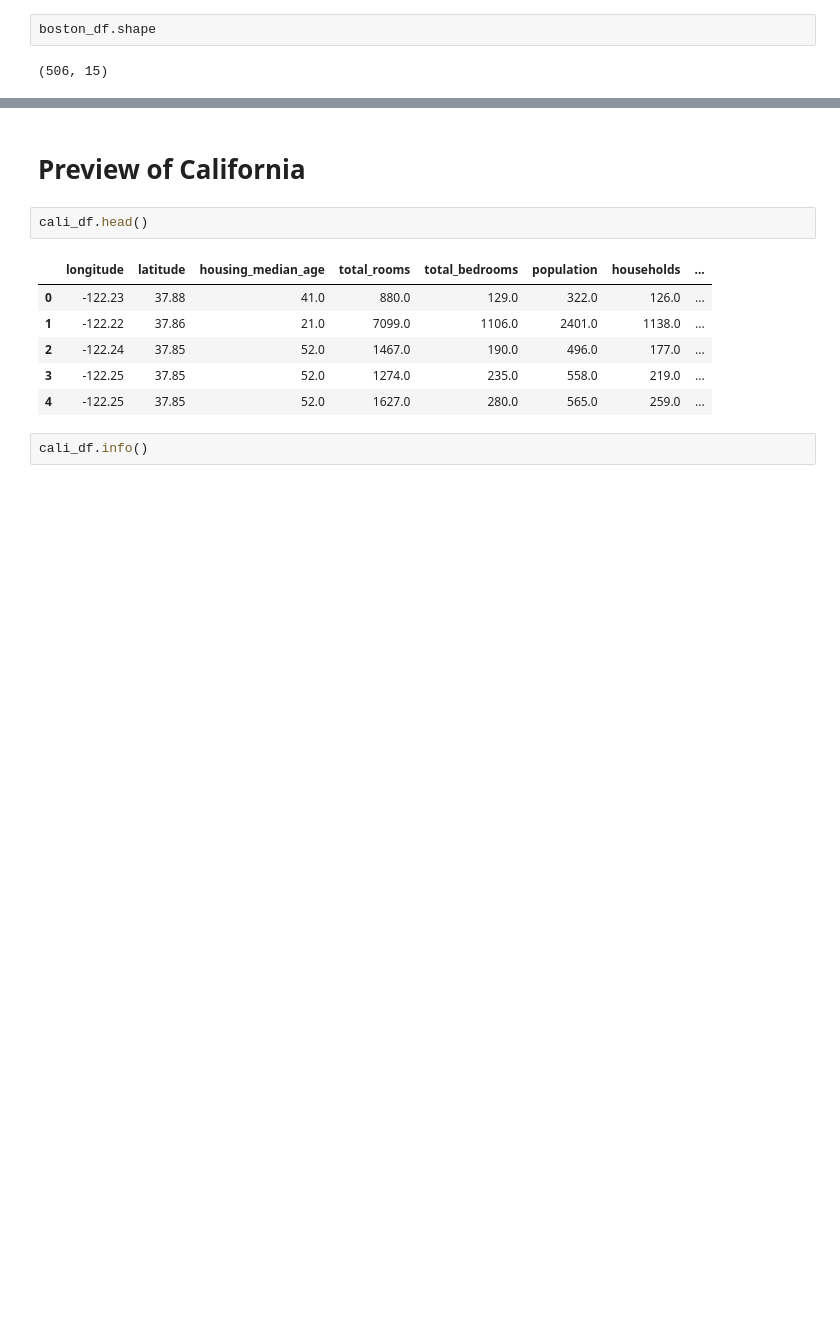
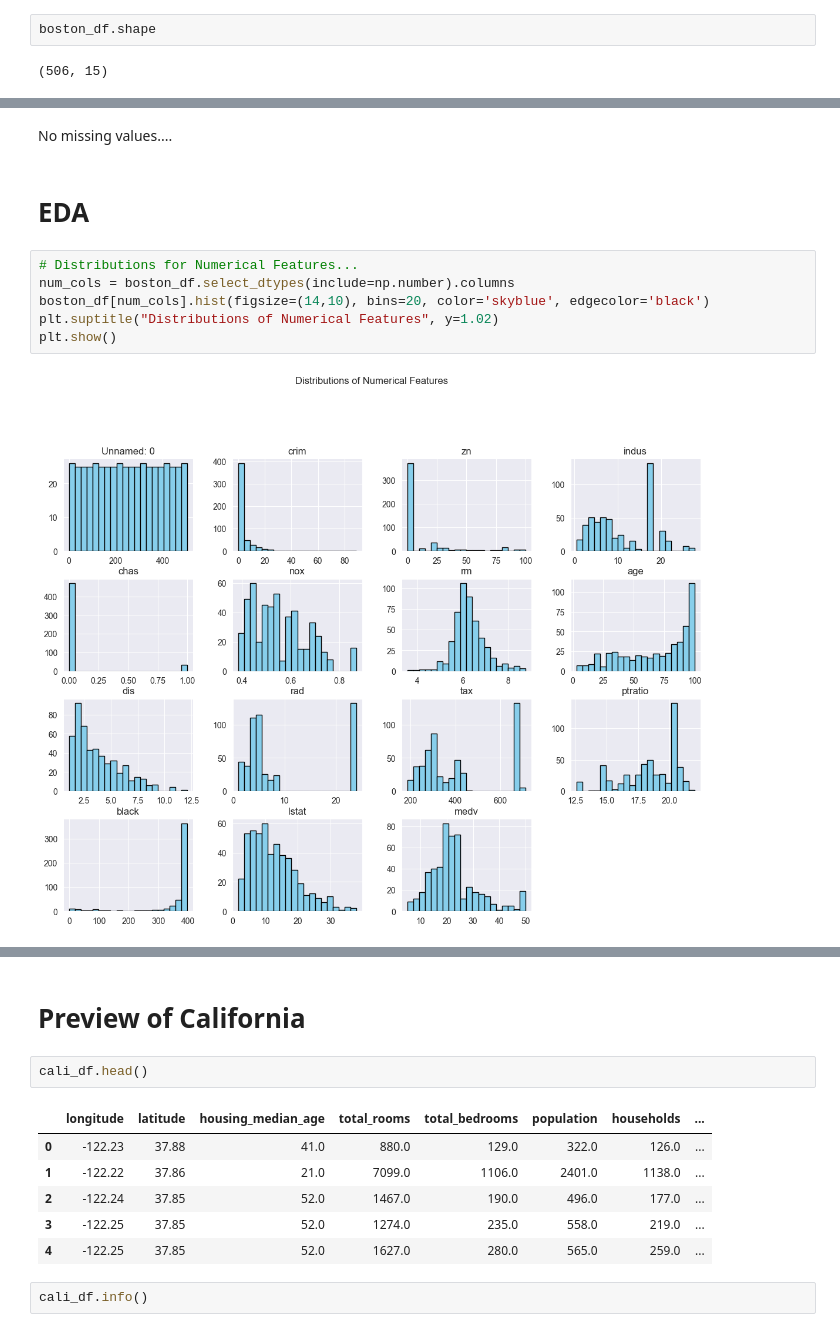
Before and after one commit to GeorgeBonilla-1/MachineLearningAssignments, a Jupyter notebook: notebooks/HW2.ipynb, the cells around one changed output, grey strips where cells are left out. Cells and saved outputs as stored; diff of their text form; blank space fills up the shorter version.

Commit message:
Bulk of the code finished but needs reviewing, more explanaitions,plots. more work to be done... and the report

```diff
--- a/notebooks/HW2.ipynb
+++ b/notebooks/HW2.ipynb
@@ -62,0 +90,12 @@ boston_df.shape
+# %% [markdown]
+ No missing values....
+# %% [markdown]
+# EDA
+# %%
+# Distributions for Numerical Features...
+num_cols = boston_df.select_dtypes(include=np.number).columns
+boston_df[num_cols].hist(figsize=(14,10), bins=20, color='skyblue', edgecolor='black')
+plt.suptitle("Distributions of Numerical Features", y=1.02)
+plt.show()
+# %% [output]
+[figure, added]
```
Also changed, not shown: parts of 61 cells of this notebook.
